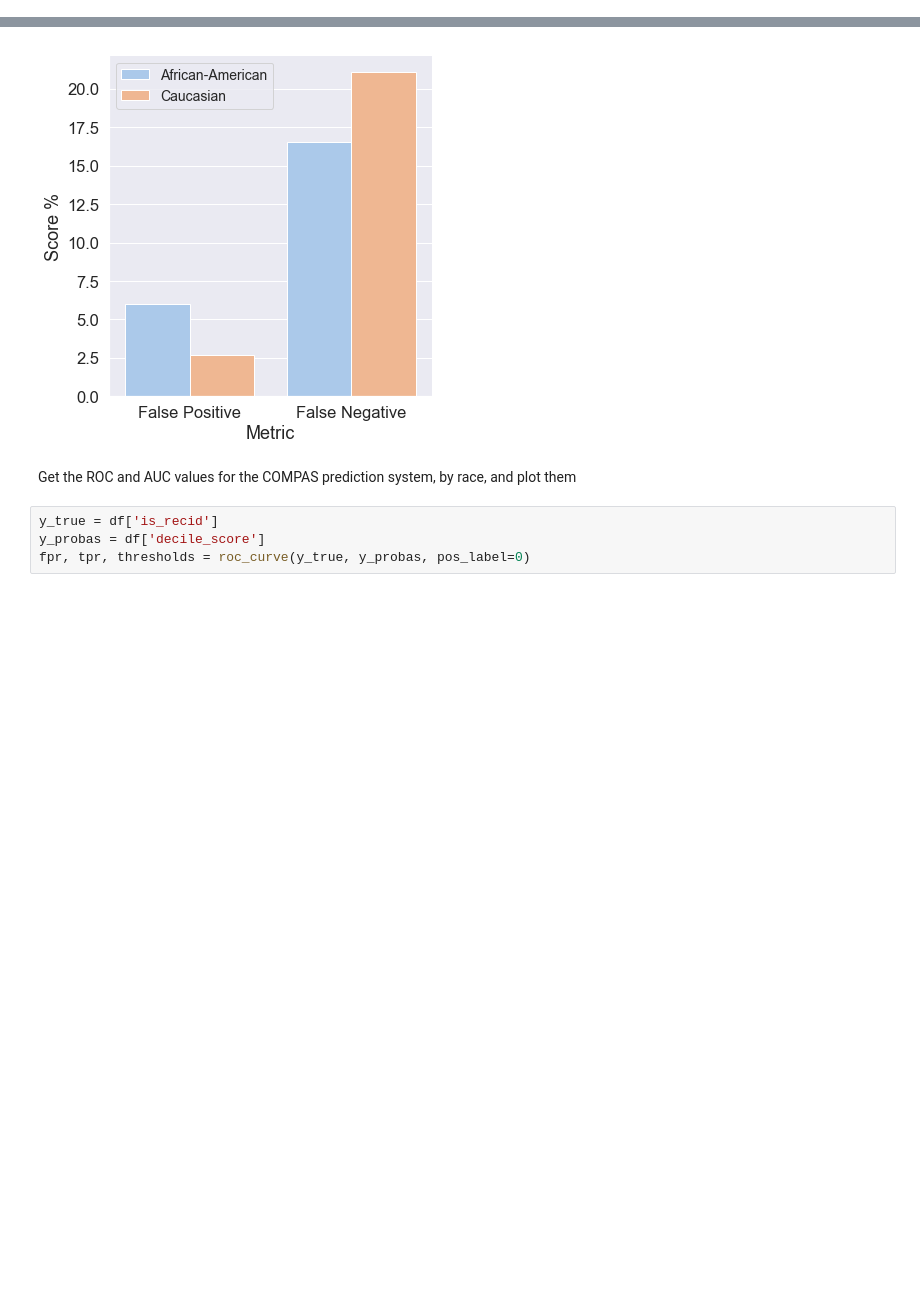
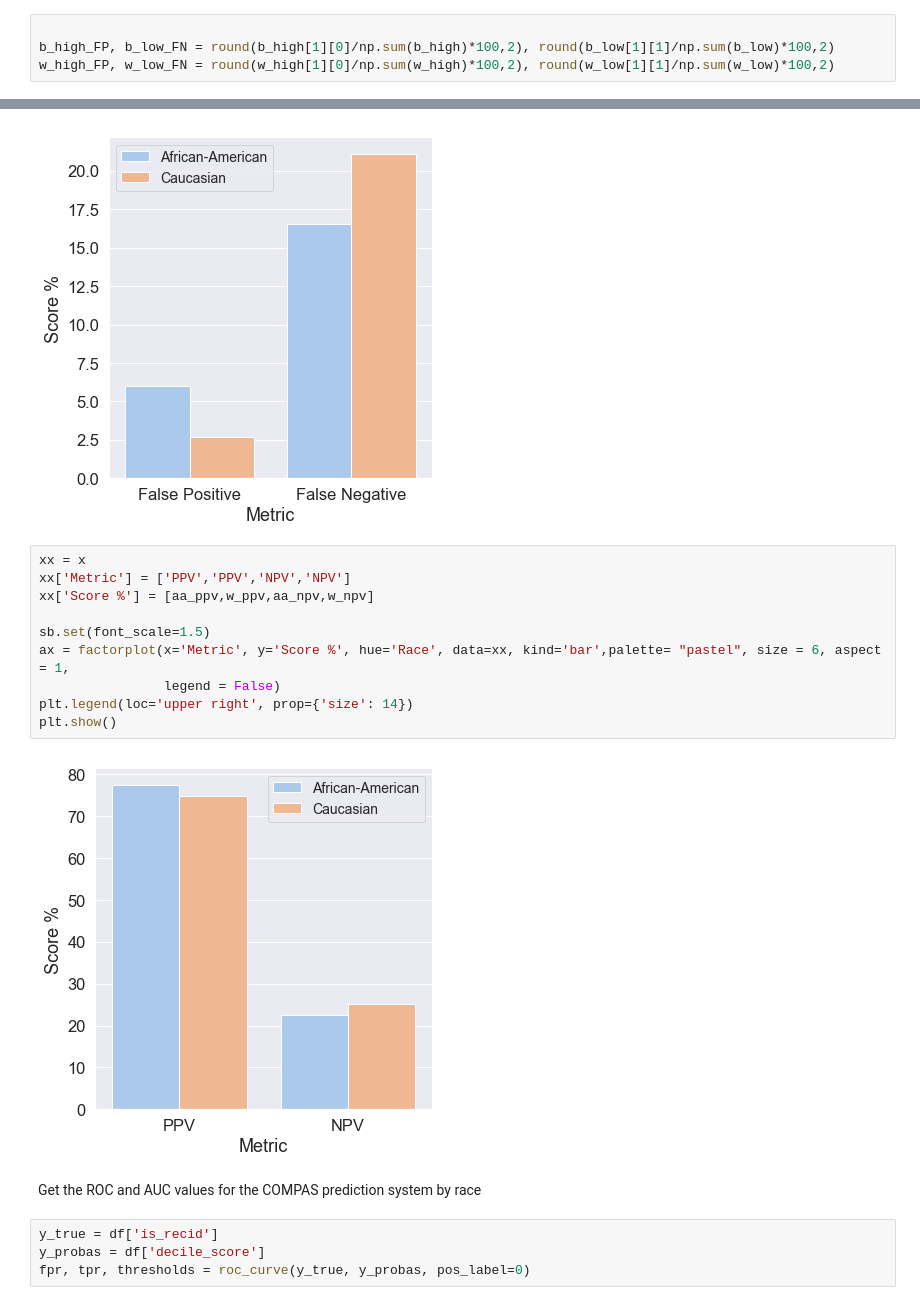
Before and after one commit to lulululugagaga/persp-research-econ_Spr20, a Jupyter notebook: FinalPaper/Notebook/plotting.ipynb, the cells around one changed output, grey strips where cells are left out. Saved outputs shown, nothing was run; the diff lists cells and outputs as text; blank space fills up the shorter version.

```diff
--- a/FinalPaper/Notebook/plotting.ipynb
+++ b/FinalPaper/Notebook/plotting.ipynb
@@ -141,0 +132,4 @@ Group False Positives/Negatives by race and plot
+# %%
+
+b_high_FP, b_low_FN = round(b_high[1][0]/np.sum(b_high)*100,2), round(b_low[1][1]/np.sum(b_low)*100,2)
+w_high_FP, w_low_FN = round(w_high[1][0]/np.sum(w_high)*100,2), round(w_low[1][1]/np.sum(w_low)*100,2)
@@ -153,8 +149,20 @@ plt.legend(loc='upper left', prop={'size': 14})
 plt.show()
 # %% [output]
 [figure]
+# %%
+xx = x
+xx['Metric'] = ['PPV','PPV','NPV','NPV']
+xx['Score %'] = [aa_ppv,w_ppv,aa_npv,w_npv]
+
+sb.set(font_scale=1.5)
+ax = factorplot(x='Metric', y='Score %', hue='Race', data=xx, kind='bar',palette= "pastel", size = 6, aspect = 1,
+                legend = False)
+plt.legend(loc='upper right', prop={'size': 14})
+plt.show()
+# %% [output]
+[figure, added]
 # %% [markdown]
-Get the ROC and AUC values for the COMPAS prediction system, by race, and plot them
+Get the ROC and AUC values for the COMPAS prediction system by race
 # %%
 y_true = df['is_recid']
 y_probas = df['decile_score']
```
Also changed, not shown: parts of 13 cells of this notebook.
